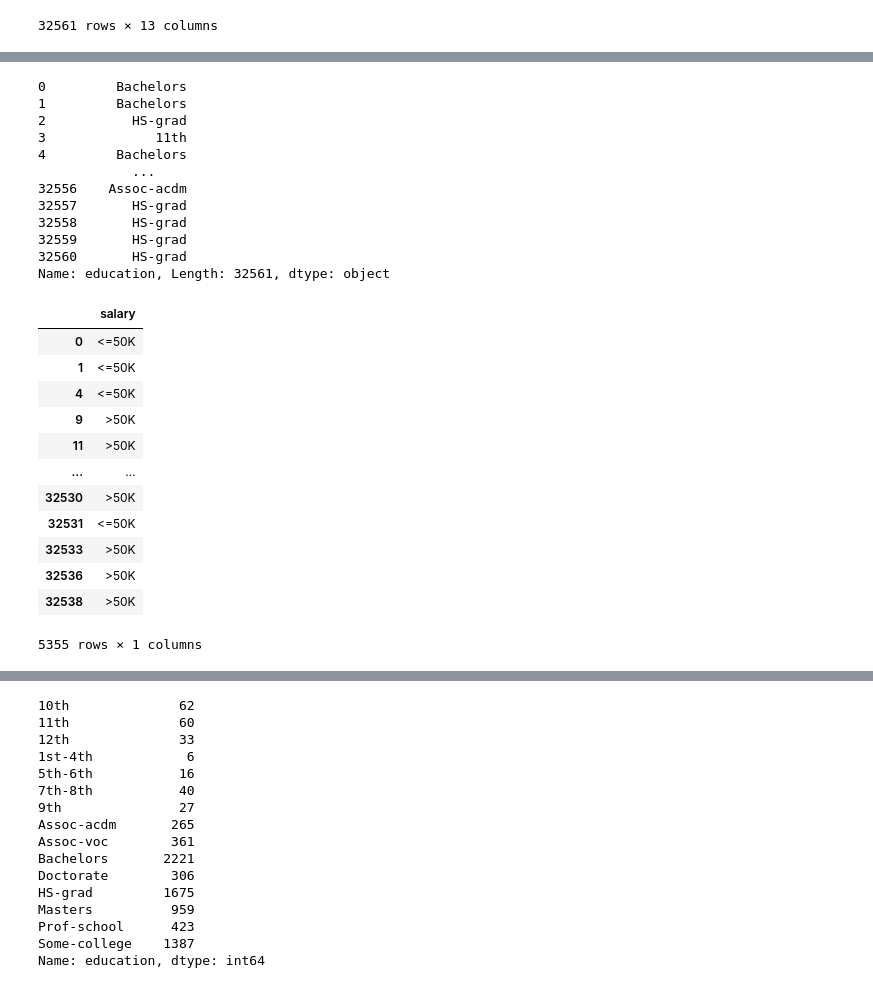
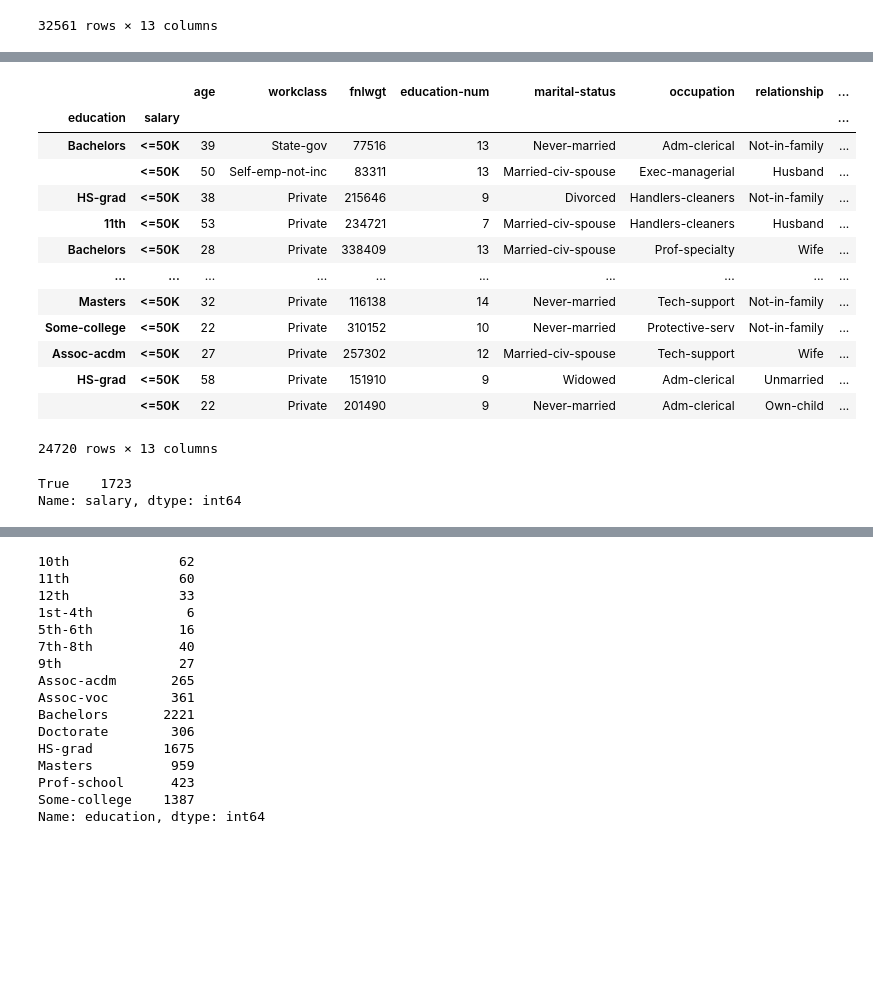
Before and after one commit to mrwoodzi/Data_Science_Certs_Progress, a Jupyter notebook: python_for_everybody/Data_Analysis_with_Python_Cert/Jupyter_Lab_Notes/demographic_data_analyzer.ipynb, the cells around one changed output, grey strips where cells are left out. Drawn from its saved outputs; the diff is of its cells as text; code cells hidden in the pictures; blank space fills up the shorter version.

```diff
--- a/python_for_everybody/Data_Analysis_with_Python_Cert/Jupyter_Lab_Notes/demographic_data_analyzer.ipynb
+++ b/python_for_everybody/Data_Analysis_with_Python_Cert/Jupyter_Lab_Notes/demographic_data_analyzer.ipynb
@@ -147,32 +160,25 @@ AttributeError: module 'six' has no attribute 'ensure_text'
 # %%
-df['education']
+all_salary_under_50 = df.loc[lambda df: df['salary'] == '<=50K']
+all_salary_under_50.set_index(['education', 'salary'])
 # %% [output]
+|  |  | age | workclass | fnlwgt | education-num | marital-status | occupation | relationship | ... |
+| education | salary |  |  |  |  |  |  |  | ... |
+| Bachelors | <=50K | 39 | State-gov | 77516 | 13 | Never-married | Adm-clerical | Not-in-family | ... |
+|  | <=50K | 50 | Self-emp-not-inc | 83311 | 13 | Married-civ-spouse | Exec-managerial | Husband | ... |
+| HS-grad | <=50K | 38 | Private | 215646 | 9 | Divorced | Handlers-cleaners | Not-in-family | ... |
+| 11th | <=50K | 53 | Private | 234721 | 7 | Married-civ-spouse | Handlers-cleaners | Husband | ... |
+| Bachelors | <=50K | 28 | Private | 338409 | 13 | Married-civ-spouse | Prof-specialty | Wife | ... |
+| ... | ... | ... | ... | ... | ... | ... | ... | ... | ... |
+| Masters | <=50K | 32 | Private | 116138 | 14 | Never-married | Tech-support | Not-in-family | ... |
+| Some-college | <=50K | 22 | Private | 310152 | 10 | Never-married | Protective-serv | Not-in-family | ... |
+| Assoc-acdm | <=50K | 27 | Private | 257302 | 12 | Married-civ-spouse | Tech-support | Wife | ... |
+| HS-grad | <=50K | 58 | Private | 151910 | 9 | Widowed | Adm-clerical | Unmarried | ... |
+|  | <=50K | 22 | Private | 201490 | 9 | Never-married | Adm-clerical | Own-child | ... |
-0         Bachelors
-1         Bachelors
-2           HS-grad
-3              11th
-4         Bachelors
-            ...
-32556    Assoc-acdm
-32557       HS-grad
-32558       HS-grad
-32559       HS-grad
-32560       HS-grad
-Name: education, Length: 32561, dtype: object
+24720 rows × 13 columns
 # %%
-df.loc[df['education'] == 'Bachelors', ['salary']]
+masters_ed_over50 = df.loc[df['education'] ==  'Masters', ['salary']] == '>50k'
+masters_ed_over50.salary.value_counts()
 # %% [output]
-|  | salary |
-| 0 | <=50K |
-| 1 | <=50K |
-| 4 | <=50K |
-| 9 | >50K |
-| 11 | >50K |
-| ... | ... |
-| 32530 | >50K |
-| 32531 | <=50K |
-| 32533 | >50K |
-| 32536 | >50K |
-| 32538 | >50K |
-5355 rows × 1 columns
+True    1723
+Name: salary, dtype: int64
 # %%
```
Also changed, not shown: parts of 7 cells of this notebook, 1 other file.
